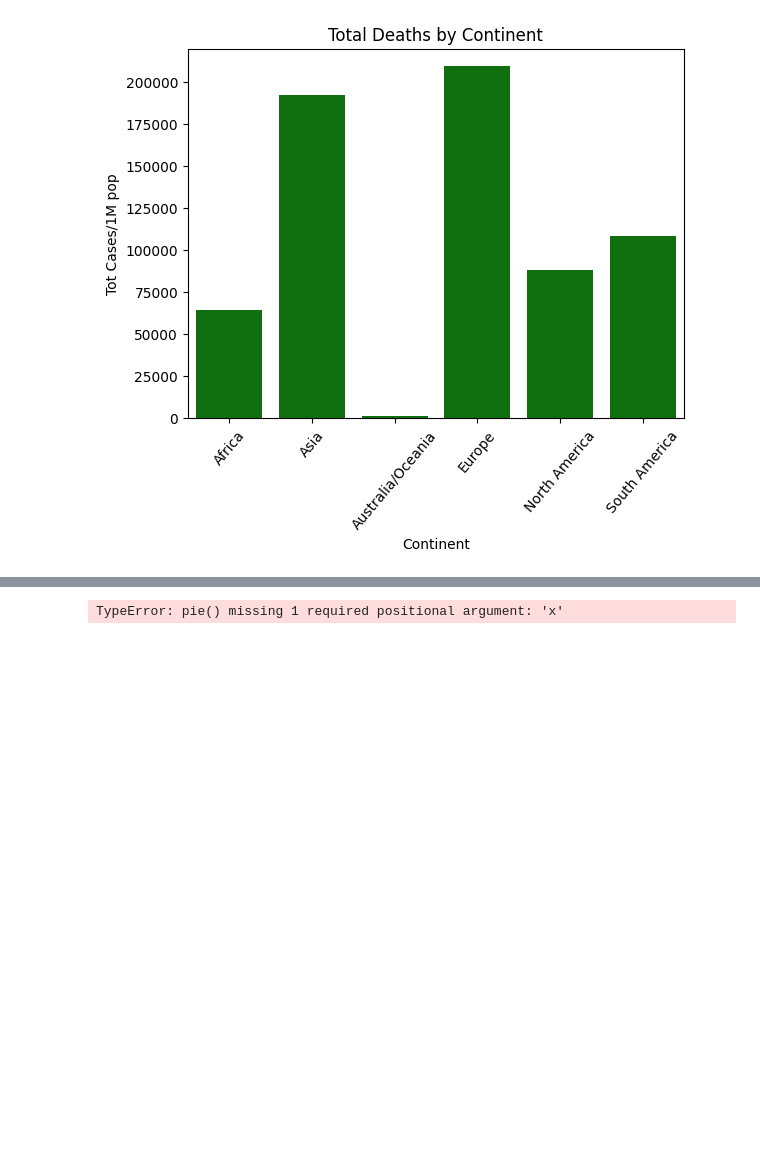
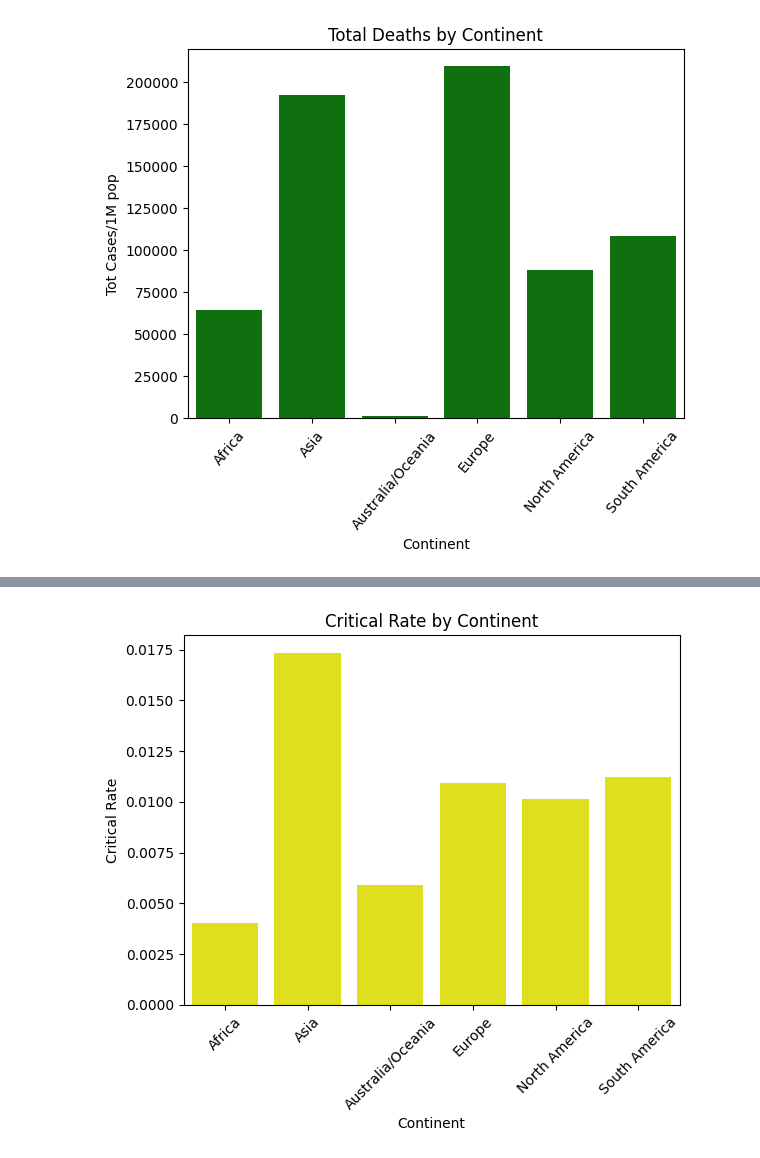
Before and after one commit to web-wizard-web/Pandas-Challanges, a Jupyter notebook: Easy/covid.ipynb, the cells around one changed output, grey strips where cells are left out. Drawn from its saved outputs; the diff is of its cells as text; code cells hidden in the pictures; blank space fills up the shorter version.

Commit message:
Covid datatset completed

```diff
--- a/Easy/covid.ipynb
+++ b/Easy/covid.ipynb
@@ -212,6 +214,14 @@ covid_continent.head()
 # %%
-covid_continent["Critical Rate"] = covid_continent["Serious,Critical"]/covid_continent["ActiveCases"]
+continent_group["Critical Rate"] = continent_group["Serious,Critical"]/continent_group["ActiveCases"]
 
-plt.pie()
+labels= ["Africa", "Asia","Australia", "North Ameru+ica" , "South America"]
+sns.barplot(x="Continent",y="Critical Rate", data=continent_group , color="yellow")
+
+plt.title("Critical Rate by Continent")
+plt.xlabel("Continent")
+plt.ylabel("Critical Rate")
+plt.xticks(rotation=45)
+
+plt.show()
 # %% [output]
-TypeError: pie() missing 1 required positional argument: 'x'
+[figure, added]
```
Also changed, not shown: parts of 4 cells of this notebook.
